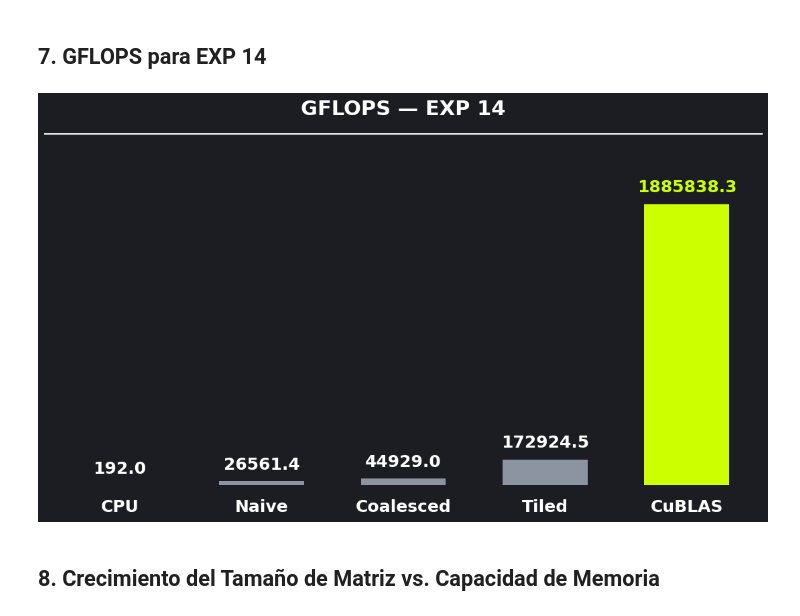
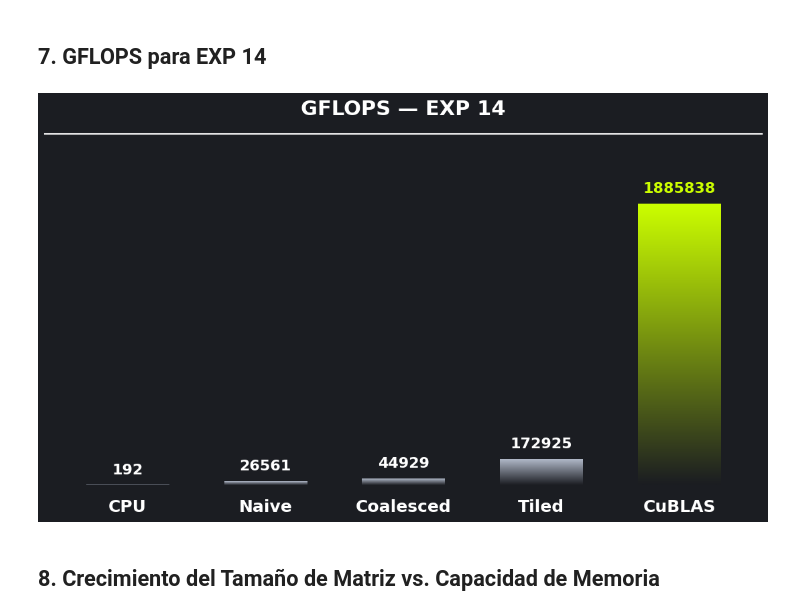
Before and after one commit to jcastanoch/Efficient-Krylov-Sequence-Computation-in-GPU, a Jupyter notebook: results/bechmark_analysis.ipynb, the cells around one changed output. Saved outputs shown, nothing was run; the diff lists cells and outputs as text; code cells hidden in the pictures.

```diff
--- a/results/bechmark_analysis.ipynb
+++ b/results/bechmark_analysis.ipynb
@@ -280,40 +280,51 @@ plt.show()
 # %%
 exponente     = '14'
 tamano_matriz = 2 ** int(exponente)
 modos         = ['cpu', 'gpu_naive', 'gpu_coalesced', 'gpu_tiled', 'gpu_cublas']
 etiquetas_14  = ['CPU', 'Naive', 'Coalesced', 'Tiled', 'CuBLAS']
-# Último modo en NEON; el resto en GRAY_BAR
-colores_14    = [GRAY_BAR] * 4 + [NEON]
 
 valores = [gflops_totales.get(f"{exponente}_{m}.csv", 0) for m in modos]
-x = np.arange(len(modos))
+x       = np.arange(len(modos))
 max_val = max(valores) if max(valores) > 0 else 1
 
 fig, ax = plt.subplots(figsize=(11, 6.5))
-barras = ax.bar(x, valores, 0.6, color=colores_14)
 
-for i, barra in enumerate(barras):
-    yval = barra.get_height()
+# Barras con degradado
+for i, (xpos, val) in enumerate(zip(x, valores)):
+    color_top = NEON if i == 4 else '#b0b8c8'
+    grad = np.linspace(0.3, 1.0, 256).reshape(256, 1)
+    ax.imshow(grad, extent=[xpos - 0.3, xpos + 0.3, 0, val],
+              aspect='auto', origin='lower',
+              cmap=mcolors.LinearSegmentedColormap.from_list("g", [BG, color_top]),
+              zorder=2)
+
+
+
+# Etiquetas encima de cada barra
+for i, val in enumerate(valores):
     color_txt = NEON if i == 4 else FG
-    ax.text(x[i], yval + max_val * 0.03, f"{yval:.1f}",
-            color=color_txt, ha='center', va='bottom', fontsize=18, fontweight='bold')
+    ax.text(x[i], val + max_val * 0.03, f"{val:.0f}",
+            color=color_txt, ha='center', va='bottom', fontsize=16, fontweight='bold',
+            bbox=dict(boxstyle='round,pad=0.2', facecolor=BG, alpha=0.6, edgecolor='none'))
 
 ax.set_xticks(x)
 ax.set_xticklabels(etiquetas_14, fontsize=18, fontweight='bold')
 ax.tick_params(axis='x', length=0, pad=15)
 ax.set_yticks([])
+ax.set_ylim(0, max_val * 1.25)
+ax.set_xlim(-0.6, len(modos) - 0.4)
+
 for spine in ax.spines.values():
     spine.set_visible(False)
 ax.spines['top'].set_visible(True)
 ax.spines['top'].set_color(FG)
 ax.spines['top'].set_linewidth(1.5)
-ax.set_ylim(0, max_val * 1.25)
 
-plt.title(f"GFLOPS — EXP {exponente}",fontsize=22, fontweight='bold', pad=20)
+ax.set_title(f"GFLOPS — EXP {exponente}", fontsize=22, fontweight='bold', pad=20)
 plt.tight_layout()
 plt.show()
 # %% [output]
-[figure, old version]
+[figure, new version]
 # %% [markdown]
 ## 8. Crecimiento del Tamaño de Matriz vs. Capacidad de Memoria
 # %%
```
